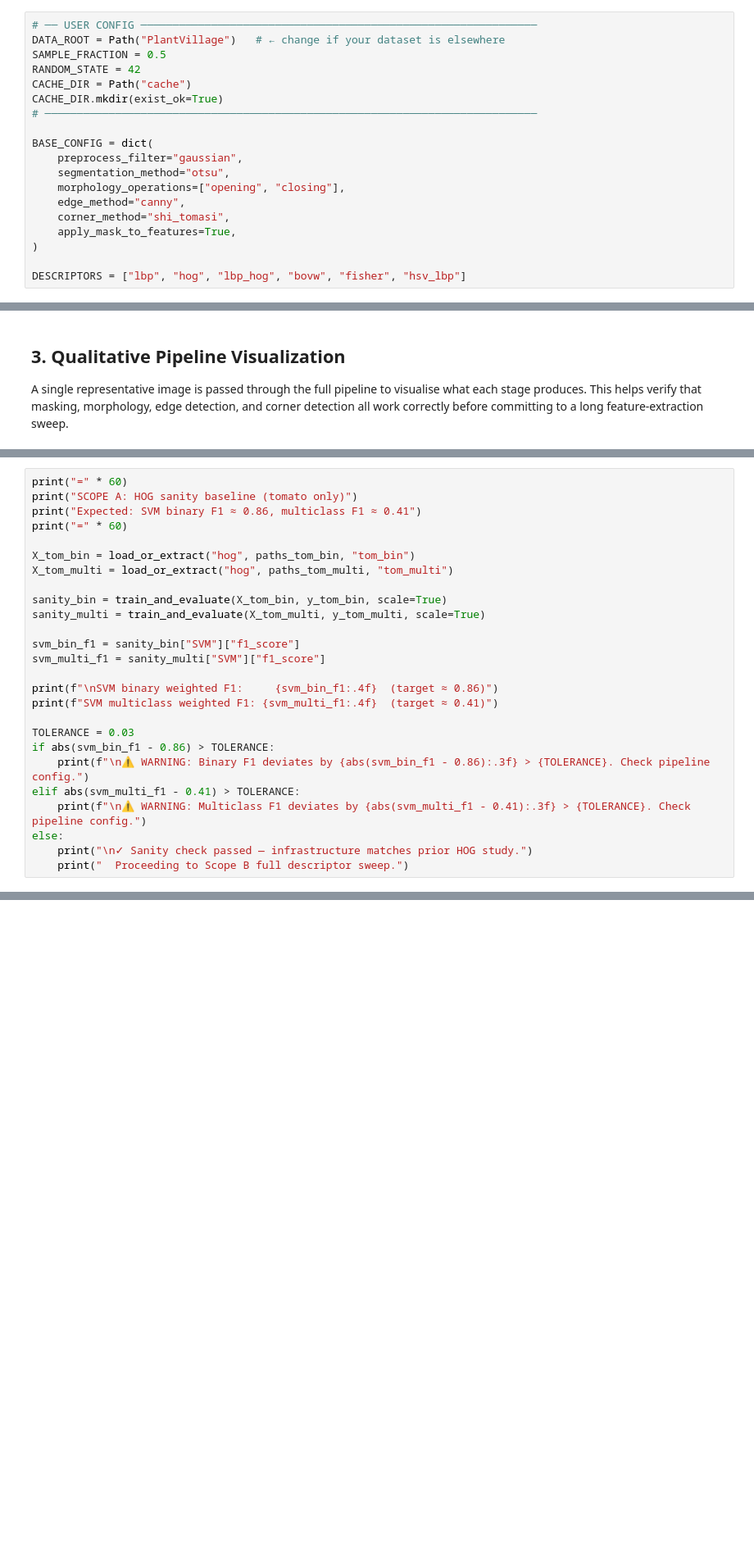
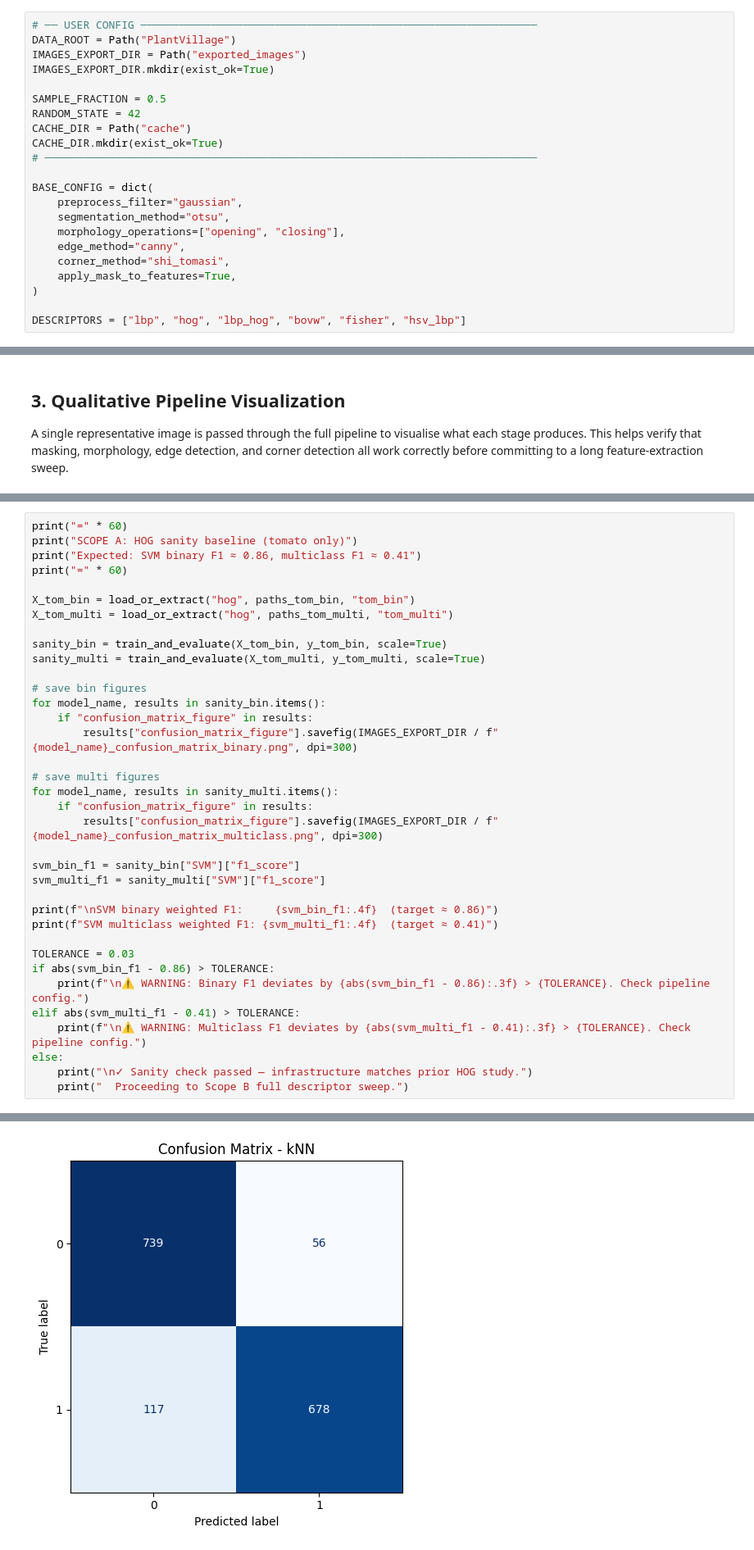
Before and after one commit to slamgLuke/CV_descriptors, a Jupyter notebook: notebook_descriptor_comparison.ipynb, the cells around one changed output, grey strips where cells are left out. Shown at 82% size. Cells and saved outputs as stored; diff of their text form; blank space fills up the shorter version.

Commit message:
feat(notebook): updated with pipeline results

```diff
--- a/notebook_descriptor_comparison.ipynb
+++ b/notebook_descriptor_comparison.ipynb
@@ -56,7 +59,10 @@ np.random.seed(42)
 plt.rcParams["figure.dpi"] = 100
 # %%
 # ── USER CONFIG ──────────────────────────────────────────────────────────────
-DATA_ROOT = Path("PlantVillage")   # ← change if your dataset is elsewhere
+DATA_ROOT = Path("PlantVillage")
+IMAGES_EXPORT_DIR = Path("exported_images")
+IMAGES_EXPORT_DIR.mkdir(exist_ok=True)
+
 SAMPLE_FRACTION = 0.5
 RANDOM_STATE = 42
 CACHE_DIR = Path("cache")
@@ -265,6 +288,16 @@ X_tom_multi = load_or_extract("hog", paths_tom_multi, "tom_multi")
 
 sanity_bin = train_and_evaluate(X_tom_bin, y_tom_bin, scale=True)
 sanity_multi = train_and_evaluate(X_tom_multi, y_tom_multi, scale=True)
+
+# save bin figures
+for model_name, results in sanity_bin.items():
+    if "confusion_matrix_figure" in results:
+        results["confusion_matrix_figure"].savefig(IMAGES_EXPORT_DIR / f"{model_name}_confusion_matrix_binary.png", dpi=300)
+
+# save multi figures
+for model_name, results in sanity_multi.items():
+    if "confusion_matrix_figure" in results:
+        results["confusion_matrix_figure"].savefig(IMAGES_EXPORT_DIR / f"{model_name}_confusion_matrix_multiclass.png", dpi=300)
 
 svm_bin_f1 = sanity_bin["SVM"]["f1_score"]
 svm_multi_f1 = sanity_multi["SVM"]["f1_score"]
@@ -280,3 +313,4 @@ elif abs(svm_multi_f1 - 0.41) > TOLERANCE:
 else:
     print("\n✓ Sanity check passed — infrastructure matches prior HOG study.")
     print("  Proceeding to Scope B full descriptor sweep.")
+# %% [output]
@@ -282,0 +328 @@ else:
+[figure, added]
```
Also changed, not shown: parts of 19 cells of this notebook.
